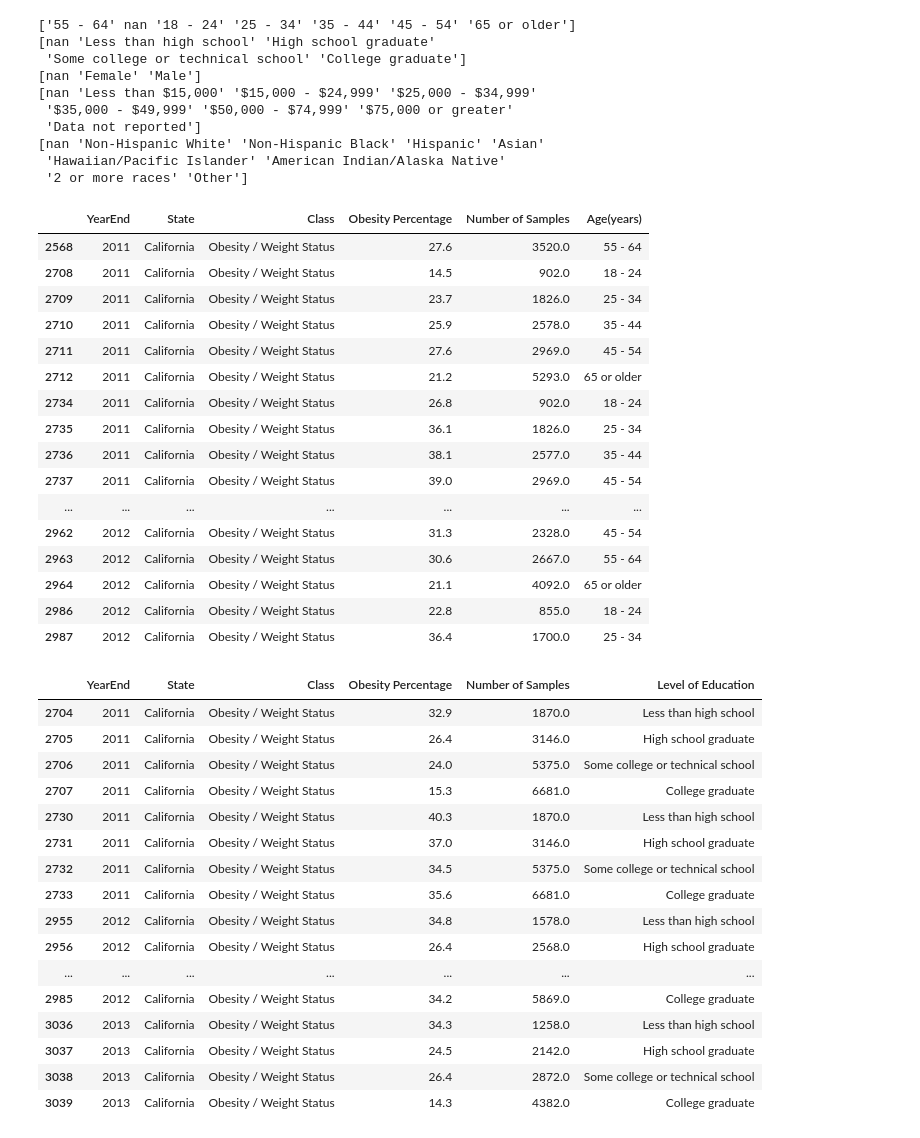
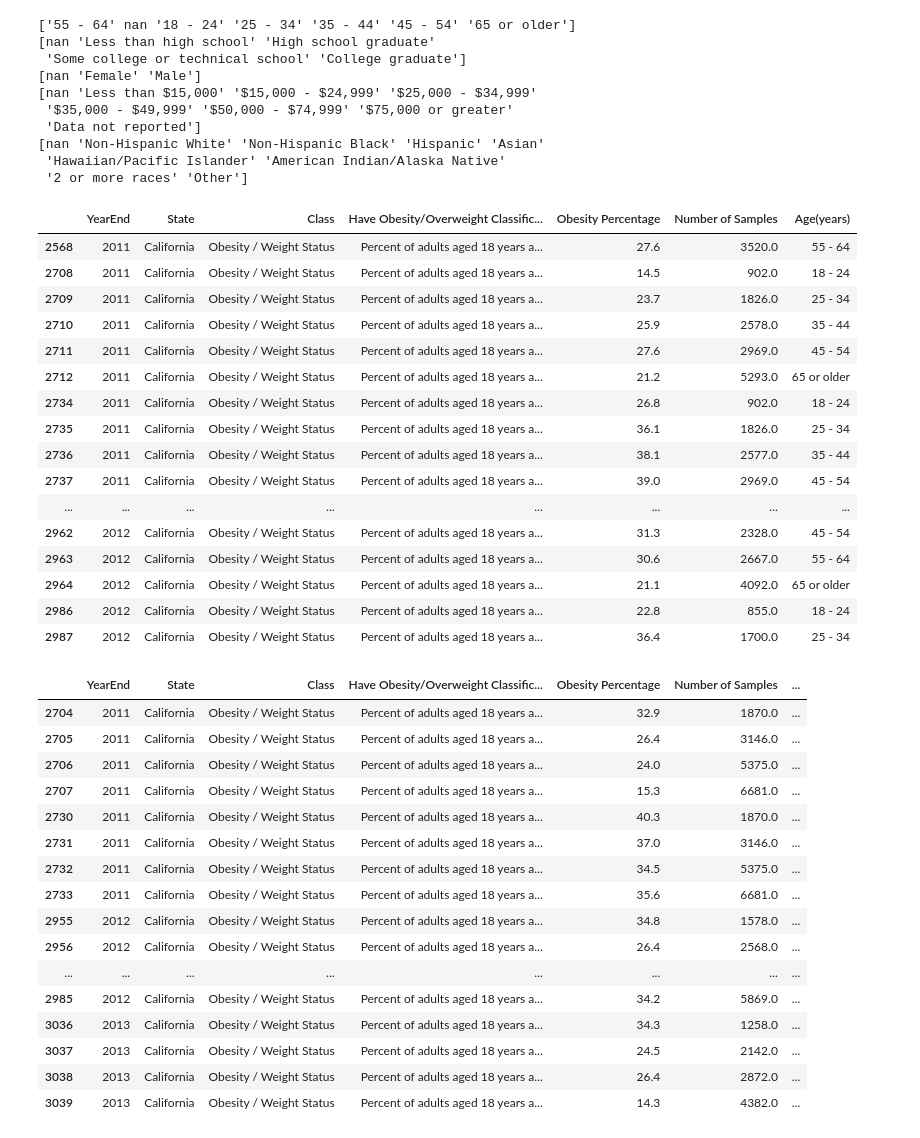
Before and after one commit to improvbutterfly/Fast-Food-Analysis-California, a Jupyter notebook: Analysis/Socioeconomic Status Data Cleaning.ipynb, the cells around one changed output. Saved outputs shown, nothing was run; the diff lists cells and outputs as text; code cells hidden in the pictures.

Commit message:
Kaggle data almost done, about to begin building graphs for analysis

```diff
--- a/Analysis/Socioeconomic Status Data Cleaning.ipynb
+++ b/Analysis/Socioeconomic Status Data Cleaning.ipynb
@@ -24,9 +24,13 @@ california_data = raw_socioeconomic_data_df.loc[((raw_socioeconomic_data_df["Loc
 california_data = california_data.rename({"LocationAbbr":"State (Abbreviation)",
                         "LocationDesc":"State",
                         "Datasource":"Source",
+                        "Question":"Have Obesity/Overweight Classification",
                         "Data_Value":"Obesity Percentage",
                         "Sample_Size":"Number of Samples",
                         "Education":"Level of Education"
                        }, axis='columns')
+
+california_data.loc[("have obesity" in string for string in california_data["Have Obesity/Overweight Classification"].astype("string")), "Have Obesity/Overweight Classification"] = "obesity"
+
 california_data
 # %% [output]
@@ -44,6 +48,6 @@ california_data
 | 50528 | 2016 | 2016 | CA | California | Behavioral Risk Factor Surveillan... | Obesity / Weight Status | Obesity / Weight Status | Percent of adults aged 18 years a... | ... |
 336 rows × 33 columns
 # %%
-california_data = california_data[["YearStart", "YearEnd", "State", "Class", "Obesity Percentage", "Number of Samples", "Age(years)", "Level of Education", "Gender", "Income", "Race/Ethnicity"]]
+california_data = california_data[["YearStart", "YearEnd", "State", "Class","Have Obesity/Overweight Classification", "Obesity Percentage", "Number of Samples", "Age(years)", "Level of Education", "Gender", "Income", "Race/Ethnicity"]]
 california_data
 # %% [output]
@@ -84,47 +88,47 @@ print(race_ethnicity)
  '2 or more races' 'Other']
 # %%
 age_data = california_data.dropna(subset = ["Age(years)"])
-age_data = age_data[["YearEnd", "State", "Class", "Obesity Percentage", "Number of Samples", "Age(years)"]]
+age_data = age_data[["YearEnd", "State", "Class", "Have Obesity/Overweight Classification", "Obesity Percentage", "Number of Samples", "Age(years)"]]
 age_data.head(20)
 # %% [output]
-|  | YearEnd | State | Class | Obesity Percentage | Number of Samples | Age(years) |
-| 2568 | 2011 | California | Obesity / Weight Status | 27.6 | 3520.0 | 55 - 64 |
-| 2708 | 2011 | California | Obesity / Weight Status | 14.5 | 902.0 | 18 - 24 |
-| 2709 | 2011 | California | Obesity / Weight Status | 23.7 | 1826.0 | 25 - 34 |
-| 2710 | 2011 | California | Obesity / Weight Status | 25.9 | 2578.0 | 35 - 44 |
-| 2711 | 2011 | California | Obesity / Weight Status | 27.6 | 2969.0 | 45 - 54 |
-| 2712 | 2011 | California | Obesity / Weight Status | 21.2 | 5293.0 | 65 or older |
-| 2734 | 2011 | California | Obesity / Weight Status | 26.8 | 902.0 | 18 - 24 |
-| 2735 | 2011 | California | Obesity / Weight Status | 36.1 | 1826.0 | 25 - 34 |
-| 2736 | 2011 | California | Obesity / Weight Status | 38.1 | 2577.0 | 35 - 44 |
-| 2737 | 2011 | California | Obesity / Weight Status | 39.0 | 2969.0 | 45 - 54 |
-| ... | ... | ... | ... | ... | ... | ... |
-| 2962 | 2012 | California | Obesity / Weight Status | 31.3 | 2328.0 | 45 - 54 |
-| 2963 | 2012 | California | Obesity / Weight Status | 30.6 | 2667.0 | 55 - 64 |
-| 2964 | 2012 | California | Obesity / Weight Status | 21.1 | 4092.0 | 65 or older |
-| 2986 | 2012 | California | Obesity / Weight Status | 22.8 | 855.0 | 18 - 24 |
-| 2987 | 2012 | California | Obesity / Weight Status | 36.4 | 1700.0 | 25 - 34 |
+|  | YearEnd | State | Class | Have Obesity/Overweight Classific... | Obesity Percentage | Number of Samples | Age(years) |
+| 2568 | 2011 | California | Obesity / Weight Status | Percent of adults aged 18 years a... | 27.6 | 3520.0 | 55 - 64 |
+| 2708 | 2011 | California | Obesity / Weight Status | Percent of adults aged 18 years a... | 14.5 | 902.0 | 18 - 24 |
+| 2709 | 2011 | California | Obesity / Weight Status | Percent of adults aged 18 years a... | 23.7 | 1826.0 | 25 - 34 |
+| 2710 | 2011 | California | Obesity / Weight Status | Percent of adults aged 18 years a... | 25.9 | 2578.0 | 35 - 44 |
+| 2711 | 2011 | California | Obesity / Weight Status | Percent of adults aged 18 years a... | 27.6 | 2969.0 | 45 - 54 |
+| 2712 | 2011 | California | Obesity / Weight Status | Percent of adults aged 18 years a... | 21.2 | 5293.0 | 65 or older |
+| 2734 | 2011 | California | Obesity / Weight Status | Percent of adults aged 18 years a... | 26.8 | 902.0 | 18 - 24 |
+| 2735 | 2011 | California | Obesity / Weight Status | Percent of adults aged 18 years a... | 36.1 | 1826.0 | 25 - 34 |
+| 2736 | 2011 | California | Obesity / Weight Status | Percent of adults aged 18 years a... | 38.1 | 2577.0 | 35 - 44 |
+| 2737 | 2011 | California | Obesity / Weight Status | Percent of adults aged 18 years a... | 39.0 | 2969.0 | 45 - 54 |
+| ... | ... | ... | ... | ... | ... | ... | ... |
+| 2962 | 2012 | California | Obesity / Weight Status | Percent of adults aged 18 years a... | 31.3 | 2328.0 | 45 - 54 |
+| 2963 | 2012 | California | Obesity / Weight Status | Percent of adults aged 18 years a... | 30.6 | 2667.0 | 55 - 64 |
+| 2964 | 2012 | California | Obesity / Weight Status | Percent of adults aged 18 years a... | 21.1 | 4092.0 | 65 or older |
+| 2986 | 2012 | California | Obesity / Weight Status | Percent of adults aged 18 years a... | 22.8 | 855.0 | 18 - 24 |
+| 2987 | 2012 | California | Obesity / Weight Status | Percent of adults aged 18 years a... | 36.4 | 1700.0 | 25 - 34 |
 # %%
 level_of_education_data = california_data.dropna(subset = ["Level of Education"])
-level_of_education_data = level_of_education_data[["YearEnd", "State", "Class", "Obesity Percentage", "Number of Samples", "Level of Education"]]
+level_of_education_data = level_of_education_data[["YearEnd", "State", "Class","Have Obesity/Overweight Classification", "Obesity Percentage", "Number of Samples", "Level of Education"]]
 level_of_education_data.head(20)
 # %% [output]
-|  | YearEnd | State | Class | Obesity Percentage | Number of Samples | Level of Education |
-| 2704 | 2011 | California | Obesity / Weight Status | 32.9 | 1870.0 | Less than high school |
-| 2705 | 2011 | California | Obesity / Weight Status | 26.4 | 3146.0 | High school graduate |
-| 2706 | 2011 | California | Obesity / Weight Status | 24.0 | 5375.0 | Some college or technical school |
-| 2707 | 2011 | California | Obesity / Weight Status | 15.3 | 6681.0 | College graduate |
-| 2730 | 2011 | California | Obesity / Weight Status | 40.3 | 1870.0 | Less than high school |
-| 2731 | 2011 | California | Obesity / Weight Status | 37.0 | 3146.0 | High school graduate |
-| 2732 | 2011 | California | Obesity / Weight Status | 34.5 | 5375.0 | Some college or technical school |
-| 2733 | 2011 | California | Obesity / Weight Status | 35.6 | 6681.0 | College graduate |
-| 2955 | 2012 | California | Obesity / Weight Status | 34.8 | 1578.0 | Less than high school |
-| 2956 | 2012 | California | Obesity / Weight Status | 26.4 | 2568.0 | High school graduate |
-| ... | ... | ... | ... | ... | ... | ... |
-| 2985 | 2012 | California | Obesity / Weight Status | 34.2 | 5869.0 | College graduate |
-| 3036 | 2013 | California | Obesity / Weight Status | 34.3 | 1258.0 | Less than high school |
-| 3037 | 2013 | California | Obesity / Weight Status | 24.5 | 2142.0 | High school graduate |
-| 3038 | 2013 | California | Obesity / Weight Status | 26.4 | 2872.0 | Some college or technical school |
-| 3039 | 2013 | California | Obesity / Weight Status | 14.3 | 4382.0 | College graduate |
+|  | YearEnd | State | Class | Have Obesity/Overweight Classific... | Obesity Percentage | Number of Samples | ... |
+| 2704 | 2011 | California | Obesity / Weight Status | Percent of adults aged 18 years a... | 32.9 | 1870.0 | ... |
+| 2705 | 2011 | California | Obesity / Weight Status | Percent of adults aged 18 years a... | 26.4 | 3146.0 | ... |
+| 2706 | 2011 | California | Obesity / Weight Status | Percent of adults aged 18 years a... | 24.0 | 5375.0 | ... |
+| 2707 | 2011 | California | Obesity / Weight Status | Percent of adults aged 18 years a... | 15.3 | 6681.0 | ... |
+| 2730 | 2011 | California | Obesity / Weight Status | Percent of adults aged 18 years a... | 40.3 | 1870.0 | ... |
+| 2731 | 2011 | California | Obesity / Weight Status | Percent of adults aged 18 years a... | 37.0 | 3146.0 | ... |
+| 2732 | 2011 | California | Obesity / Weight Status | Percent of adults aged 18 years a... | 34.5 | 5375.0 | ... |
+| 2733 | 2011 | California | Obesity / Weight Status | Percent of adults aged 18 years a... | 35.6 | 6681.0 | ... |
+| 2955 | 2012 | California | Obesity / Weight Status | Percent of adults aged 18 years a... | 34.8 | 1578.0 | ... |
+| 2956 | 2012 | California | Obesity / Weight Status | Percent of adults aged 18 years a... | 26.4 | 2568.0 | ... |
+| ... | ... | ... | ... | ... | ... | ... | ... |
+| 2985 | 2012 | California | Obesity / Weight Status | Percent of adults aged 18 years a... | 34.2 | 5869.0 | ... |
+| 3036 | 2013 | California | Obesity / Weight Status | Percent of adults aged 18 years a... | 34.3 | 1258.0 | ... |
+| 3037 | 2013 | California | Obesity / Weight Status | Percent of adults aged 18 years a... | 24.5 | 2142.0 | ... |
+| 3038 | 2013 | California | Obesity / Weight Status | Percent of adults aged 18 years a... | 26.4 | 2872.0 | ... |
+| 3039 | 2013 | California | Obesity / Weight Status | Percent of adults aged 18 years a... | 14.3 | 4382.0 | ... |
 # %%
 gender_data = california_data.dropna(subset = ["Gender"])
```
Also changed, not shown: parts of 5 cells of this notebook.
